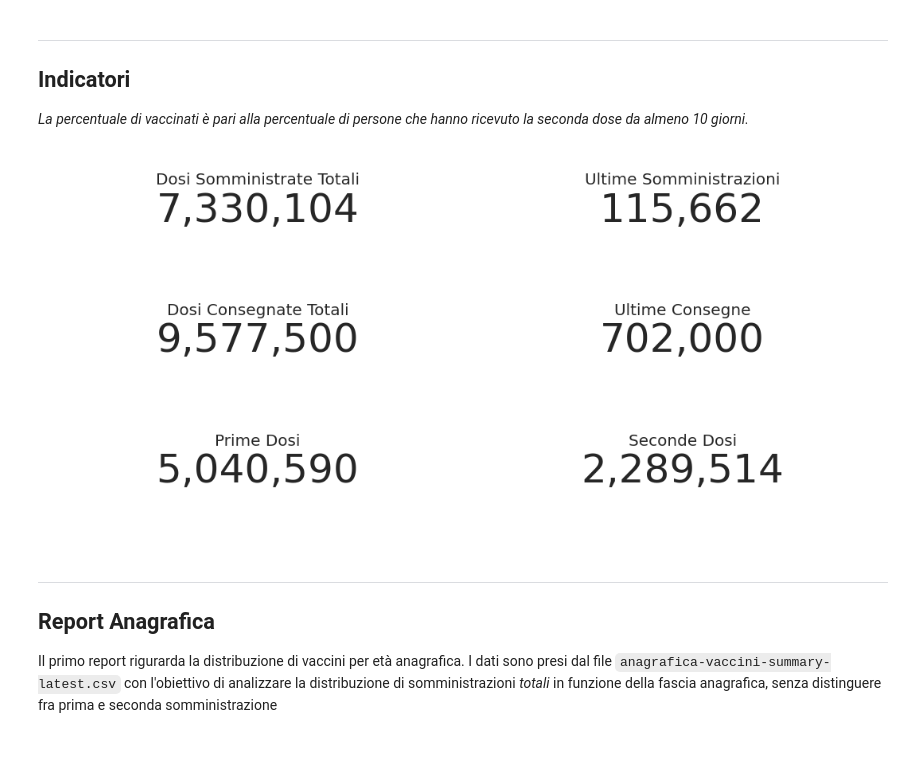
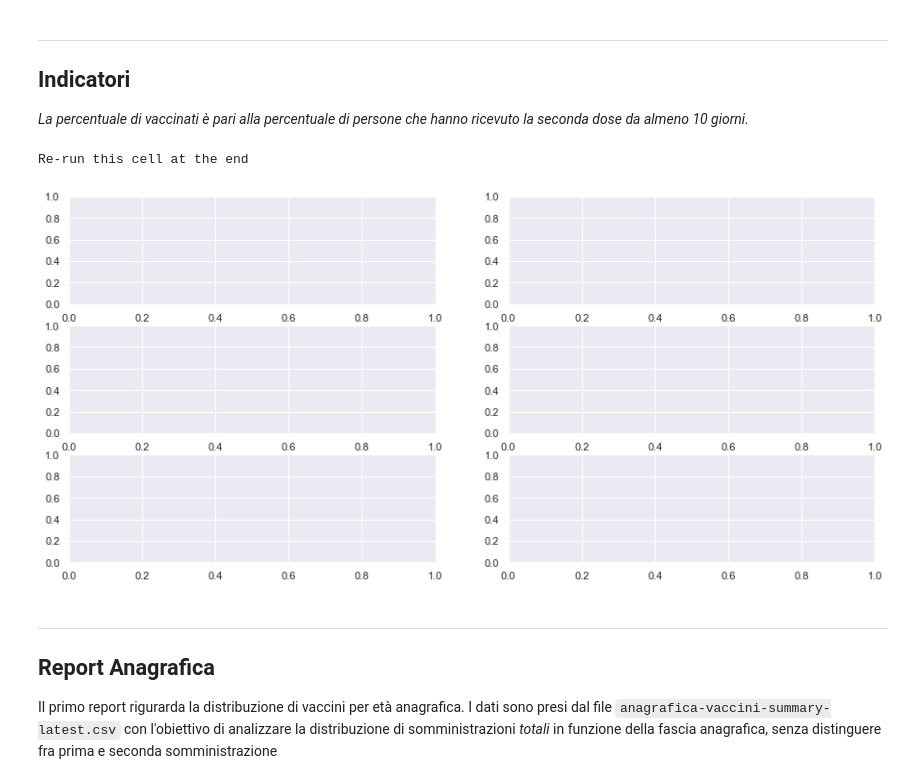
Before and after one commit to alessandrodemela/myCOVID19VaccineAnalysis, a Jupyter notebook: ReportVaccinoCOVID_ITA.ipynb, the cells around one changed output. Saved outputs shown, nothing was run; the diff lists cells and outputs as text; code cells hidden in the pictures; blank space fills up the shorter version.

```diff
--- a/ReportVaccinoCOVID_ITA.ipynb
+++ b/ReportVaccinoCOVID_ITA.ipynb
@@ -90,28 +83,29 @@ Dati aggiornati                          19/03/2021 00:00:00
 # %%
 try:
     fig, axs = plt.subplots(3,2, figsize=(15,7))
     axs=axs.ravel()
     KPI = {
-            'Dosi Somministrate Totali' : anagraficaVacciniSummary.Totale.sum(),
+            'Dosi Somministrate Totali' : anagraficaùVacciniSummary.Totale.sum(),
             'Ultime Somministrazioni'   : somministrazioniVaccini_data['Numero Dosi Somministrate'][-1],
             'Dosi Consegnate Totali'    : consegneVaccini['Numero Dosi Consegnate'].sum(),
             'Ultime Consegne'           : consegneVaccini_data['Numero Dosi Consegnate'][-1],
             'Prime Dosi'                : anagraficaVacciniSummary['Prima Dose'].sum(),
             'Seconde Dosi'              : anagraficaVacciniSummary['Seconda Dose'].sum(),
  #           '% Vaccinati'               : vaccinatiPerc
         }
     for ax,i in zip(axs,KPI.items()):
         ax.set_facecolor('xkcd:white')
         ax.tick_params(axis='x', colors='w')
         ax.tick_params(axis='y', colors='w')
         ax.text(0.5,0.8,i[0],font='DejaVu Sans',size=20,ha='center',va='center')
         ax.text(0.5,0.5,'{:,}'.format(i[1]),font='DejaVu Sans',size=50,ha='center',va='center')
 
     plt.tight_layout()
 except Exception as e:
     print('Re-run this cell at the end')
 # %% [output]
+Re-run this cell at the end
-[figure, old version]
+[figure, new version]
 # %% [markdown]
  ***
 
```
Also changed, not shown: parts of 26 cells of this notebook, 11 other files.
